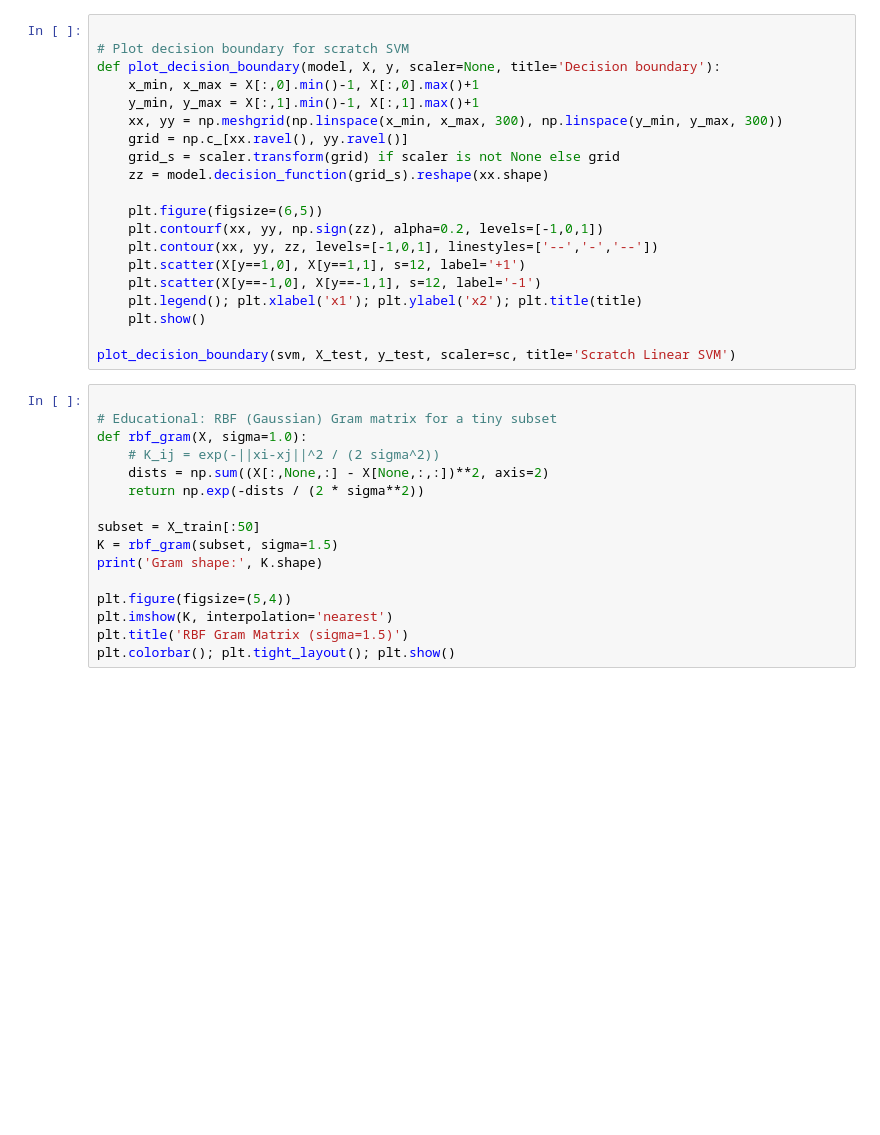
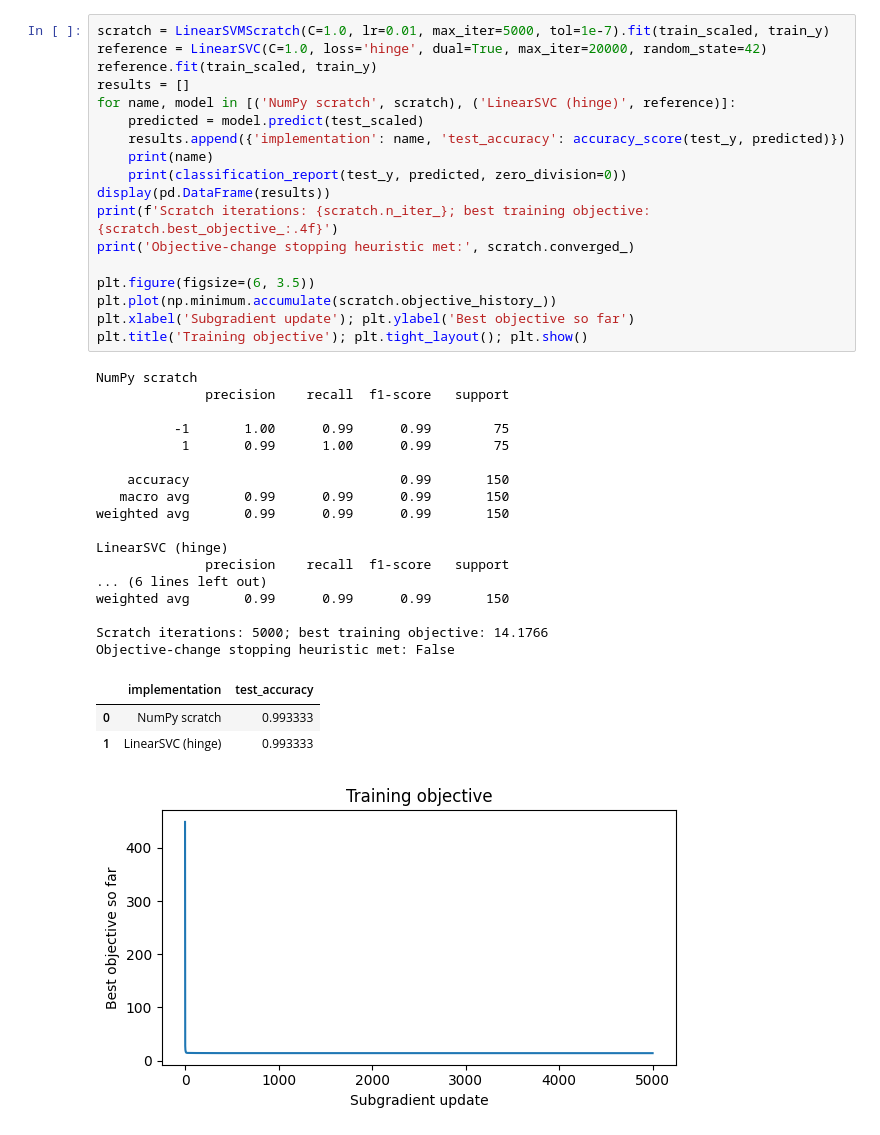
Before and after one commit to KianaAbrisham/svm-from-scratch, a Jupyter notebook: notebooks/svm_from_scratch.ipynb, the cells around one changed output. Cells and saved outputs as stored; diff of their text form; blank space fills up the shorter version.

Commit message:
Correct implementation and add executed notebook with regression checks

```diff
--- a/notebooks/svm_from_scratch.ipynb
+++ b/notebooks/svm_from_scratch.ipynb
@@ -47,36 +42,40 @@ print(classification_report(y_test, ref_preds, target_names=['-1','+1']))
-# %%
-
-# Plot decision boundary for scratch SVM
-def plot_decision_boundary(model, X, y, scaler=None, title='Decision boundary'):
-    x_min, x_max = X[:,0].min()-1, X[:,0].max()+1
-    y_min, y_max = X[:,1].min()-1, X[:,1].max()+1
-    xx, yy = np.meshgrid(np.linspace(x_min, x_max, 300), np.linspace(y_min, y_max, 300))
-    grid = np.c_[xx.ravel(), yy.ravel()]
-    grid_s = scaler.transform(grid) if scaler is not None else grid
-    zz = model.decision_function(grid_s).reshape(xx.shape)
-
-    plt.figure(figsize=(6,5))
-    plt.contourf(xx, yy, np.sign(zz), alpha=0.2, levels=[-1,0,1])
-    plt.contour(xx, yy, zz, levels=[-1,0,1], linestyles=['--','-','--'])
-    plt.scatter(X[y==1,0], X[y==1,1], s=12, label='+1')
-    plt.scatter(X[y==-1,0], X[y==-1,1], s=12, label='-1')
-    plt.legend(); plt.xlabel('x1'); plt.ylabel('x2'); plt.title(title)
-    plt.show()
-
-plot_decision_boundary(svm, X_test, y_test, scaler=sc, title='Scratch Linear SVM')
-# %%
-
-# Educational: RBF (Gaussian) Gram matrix for a tiny subset
-def rbf_gram(X, sigma=1.0):
-    # K_ij = exp(-||xi-xj||^2 / (2 sigma^2))
-    dists = np.sum((X[:,None,:] - X[None,:,:])**2, axis=2)
-    return np.exp(-dists / (2 * sigma**2))
-
-subset = X_train[:50]
-K = rbf_gram(subset, sigma=1.5)
-print('Gram shape:', K.shape)
-
-plt.figure(figsize=(5,4))
-plt.imshow(K, interpolation='nearest')
-plt.title('RBF Gram Matrix (sigma=1.5)')
-plt.colorbar(); plt.tight_layout(); plt.show()
+# %%
+scratch = LinearSVMScratch(C=1.0, lr=0.01, max_iter=5000, tol=1e-7).fit(train_scaled, train_y)
+reference = LinearSVC(C=1.0, loss='hinge', dual=True, max_iter=20000, random_state=42)
+reference.fit(train_scaled, train_y)
+results = []
+for name, model in [('NumPy scratch', scratch), ('LinearSVC (hinge)', reference)]:
+    predicted = model.predict(test_scaled)
+    results.append({'implementation': name, 'test_accuracy': accuracy_score(test_y, predicted)})
+    print(name)
+    print(classification_report(test_y, predicted, zero_division=0))
+display(pd.DataFrame(results))
+print(f'Scratch iterations: {scratch.n_iter_}; best training objective: {scratch.best_objective_:.4f}')
+print('Objective-change stopping heuristic met:', scratch.converged_)
+
+plt.figure(figsize=(6, 3.5))
+plt.plot(np.minimum.accumulate(scratch.objective_history_))
+plt.xlabel('Subgradient update'); plt.ylabel('Best objective so far')
+plt.title('Training objective'); plt.tight_layout(); plt.show()
+# %% [output]
+NumPy scratch
+              precision    recall  f1-score   support
+
+          -1       1.00      0.99      0.99        75
+           1       0.99      1.00      0.99        75
+
+    accuracy                           0.99       150
+   macro avg       0.99      0.99      0.99       150
+weighted avg       0.99      0.99      0.99       150
+
+LinearSVC (hinge)
+              precision    recall  f1-score   support
+... (6 lines left out)
+weighted avg       0.99      0.99      0.99       150
+
+Scratch iterations: 5000; best training objective: 14.1766
+Objective-change stopping heuristic met: False
+|  | implementation | test_accuracy |
+| 0 | NumPy scratch | 0.993333 |
+| 1 | LinearSVC (hinge) | 0.993333 |
+[figure, added]
```
Also changed, not shown: parts of 9 cells of this notebook, 6 other files.
